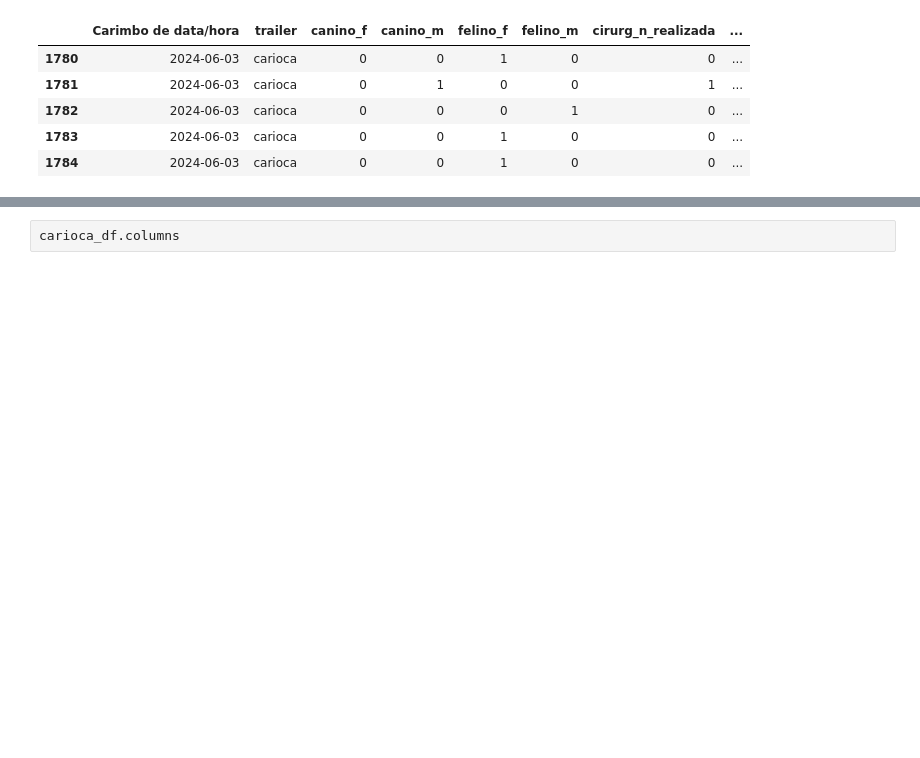
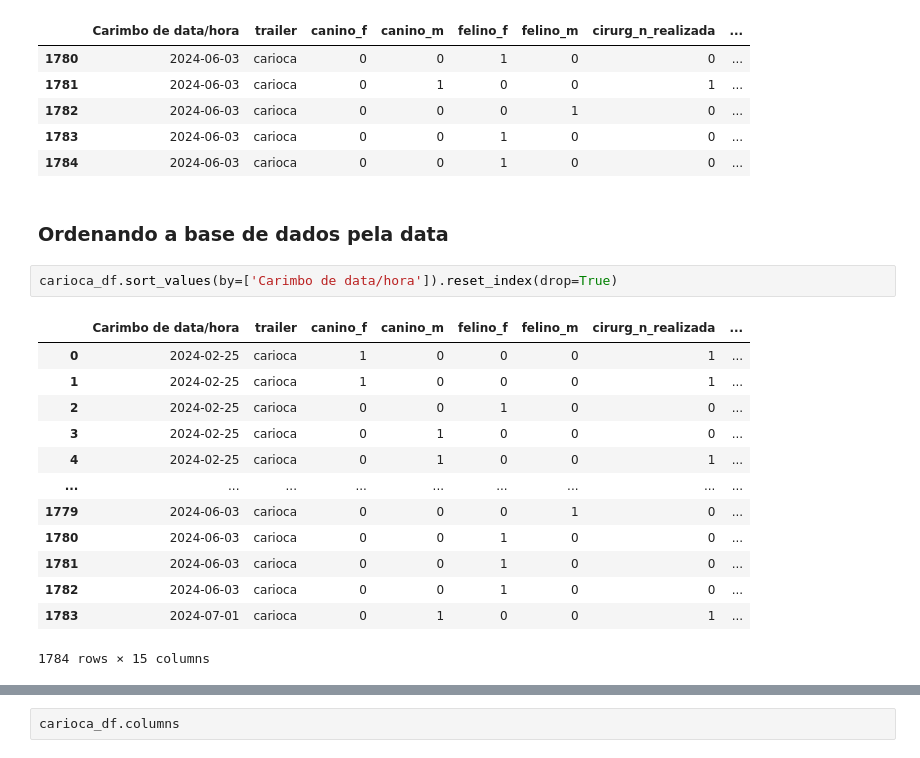
Before and after one commit to linounirio/acaocidada, a Jupyter notebook: relat_fase01.ipynb, the cells around one changed output, grey strips where cells are left out. Drawn from its saved outputs; the diff is of its cells as text; blank space fills up the shorter version.

```diff
--- a/relat_fase01.ipynb
+++ b/relat_fase01.ipynb
@@ -177,3 +343,21 @@ carioca_df.tail()
 | 1782 | 2024-06-03 | carioca | 0 | 0 | 0 | 1 | 0 | ... |
 | 1783 | 2024-06-03 | carioca | 0 | 0 | 1 | 0 | 0 | ... |
 | 1784 | 2024-06-03 | carioca | 0 | 0 | 1 | 0 | 0 | ... |
+# %% [markdown]
+### Ordenando a base de dados pela data
+# %%
+carioca_df.sort_values(by=['Carimbo de data/hora']).reset_index(drop=True)
+# %% [output]
+|  | Carimbo de data/hora | trailer | canino_f | canino_m | felino_f | felino_m | cirurg_n_realizada | ... |
+| 0 | 2024-02-25 | carioca | 1 | 0 | 0 | 0 | 1 | ... |
+| 1 | 2024-02-25 | carioca | 1 | 0 | 0 | 0 | 1 | ... |
+| 2 | 2024-02-25 | carioca | 0 | 0 | 1 | 0 | 0 | ... |
+| 3 | 2024-02-25 | carioca | 0 | 1 | 0 | 0 | 0 | ... |
+| 4 | 2024-02-25 | carioca | 0 | 1 | 0 | 0 | 1 | ... |
+| ... | ... | ... | ... | ... | ... | ... | ... | ... |
+| 1779 | 2024-06-03 | carioca | 0 | 0 | 0 | 1 | 0 | ... |
+| 1780 | 2024-06-03 | carioca | 0 | 0 | 1 | 0 | 0 | ... |
+| 1781 | 2024-06-03 | carioca | 0 | 0 | 1 | 0 | 0 | ... |
+| 1782 | 2024-06-03 | carioca | 0 | 0 | 1 | 0 | 0 | ... |
+| 1783 | 2024-07-01 | carioca | 0 | 1 | 0 | 0 | 1 | ... |
+1784 rows × 15 columns
```
Also changed, not shown: parts of 160 cells of this notebook.
